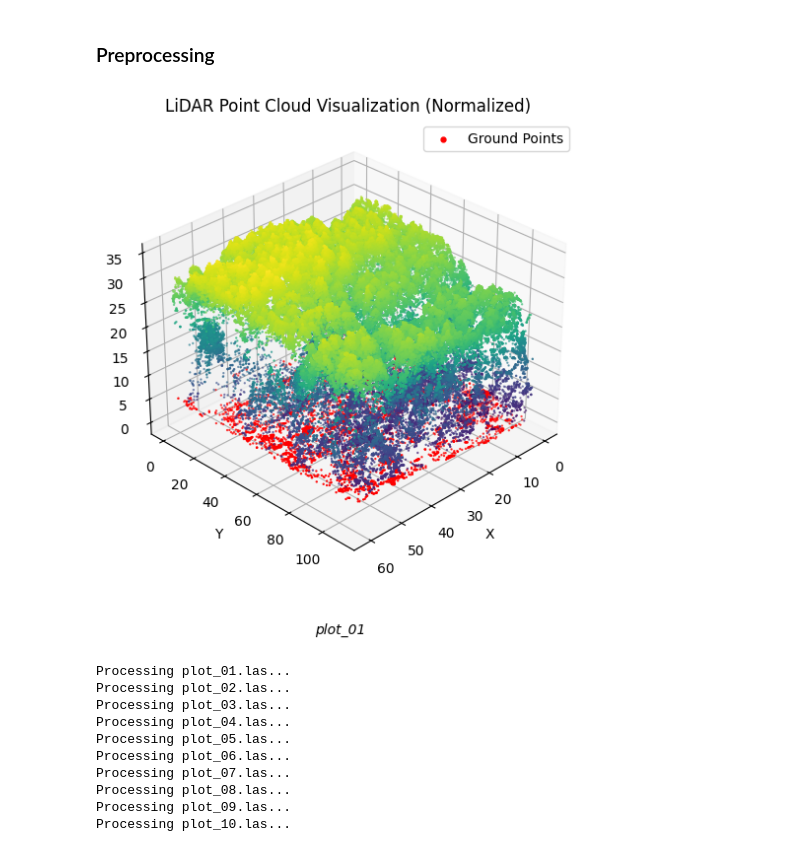
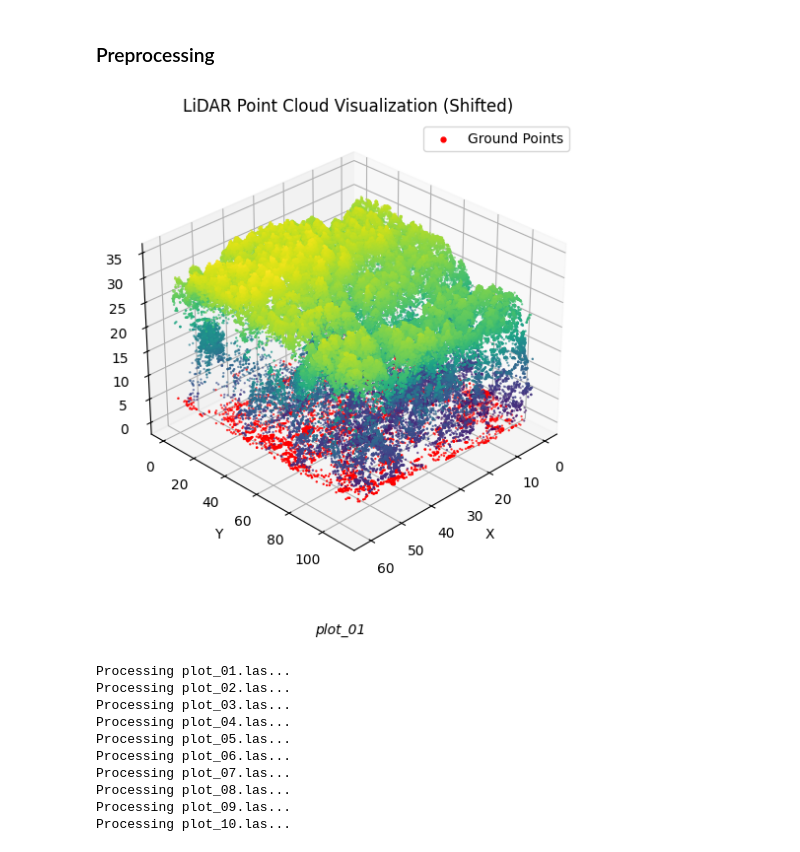
Before and after one commit to pariaighanian/LiDAR-Based-Tree-Detection, a Jupyter notebook: src/main.ipynb, the cells around one changed output. Drawn from its saved outputs; the diff is of its cells as text; code cells hidden in the pictures.

Commit message:
points should be shifted not normalized. some funcitons names changed accordngly. definition of lmf added to report

```diff
--- a/src/main.ipynb
+++ b/src/main.ipynb
@@ -43,23 +43,23 @@ def load_and_filter_las(file_path: str, filter_class: int = 5) -> np.ndarray:
         print(f"Error loading and filtering file: {e}")
         return None
 # %%
-def normalize_points(points)-> np.ndarray:
+def shift_points_to_origin(points) -> np.ndarray:
     """
-    Normalize points to (0, 0, 0) by subtracting the minimum coordinates.
+    Shift points to the origin (0, 0, 0) by subtracting the minimum coordinates.
     """
     return points - points.min(axis=0, keepdims=True)
 # %%
-def plot_normalized_lidar(lidar_file: str):
+def plot_shifted_lidar(lidar_file: str):
     """
-    Plot a 3D LiDAR point cloud with ground points in red and normalized coordinates.
+    Plot a 3D LiDAR point cloud with ground points in red and shifted coordinates.
     """
     try:
         las = laspy.read(lidar_file)
         points = np.stack([las.x, las.y, las.z], axis=1)
         classifications = las.classification
 
-        # Normalize points to start from (0, 0, 0)
-        points = normalize_points(points)
+        # shift points to start from (0, 0, 0)
+        points = shift_points_to_origin(points)
         ground_mask = classifications == 2
         ground_points = points[ground_mask]
         other_points = points[~ground_mask]
@@ -87,7 +87,7 @@ def plot_normalized_lidar(lidar_file: str):
             s=0.5,
         )
 
-        ax.set_title("LiDAR Point Cloud Visualization (Normalized)")
+        ax.set_title("LiDAR Point Cloud Visualization (Shifted)")
         ax.set_xlabel("X")
         ax.set_ylabel("Y")
         ax.set_zlabel("Z")
@@ -187,9 +187,9 @@ plot_las_files = [f"../data/als/plot_{i:02d}.las" for i in range(1, 11)]
 # %% [markdown]
 ### Preprocessing
 # %%
-plot_normalized_lidar(plot_las_files[0])
+plot_shifted_lidar(plot_las_files[0])
 # %% [output]
-[figure, old version]
+[figure, new version]
 # %%
 fig, axes = plt.subplots(2, 5, figsize=(20, 10))
 axes = axes.flatten()
```
Also changed, not shown: parts of 19 cells of this notebook, 22 other files.
